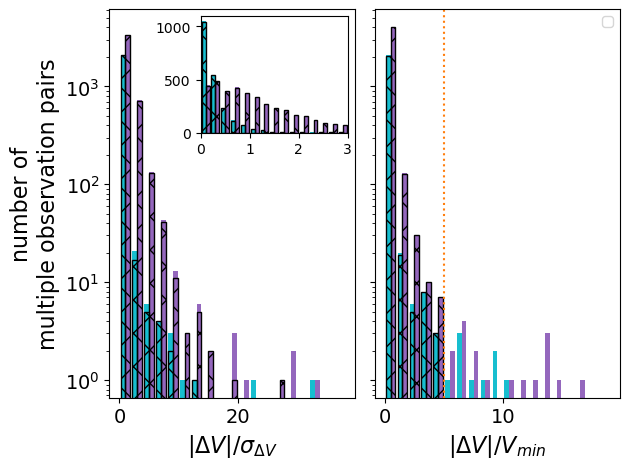
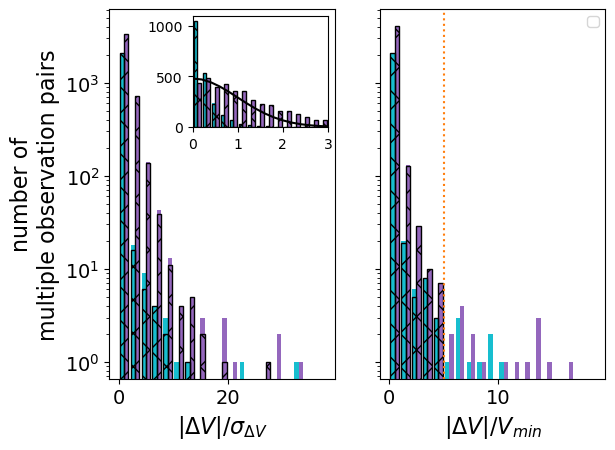
Code edit (unified diff) that turned the first committed figure into the second:
--- before
+++ after
@@ -1,3 +1,3 @@
-plt.figure(tight_layout=True)
+plt.figure()
 
 
@@ -28,4 +28,5 @@
          fill=False, 
          hatch='x')
+plt.plot(pull_inset_bins, 1200*stats.norm.pdf(pull_inset_bins), 'k')
 plt.xlim([0, 3])
 

Commit: Updated Fig. 2 to v18, and made archived version with v13